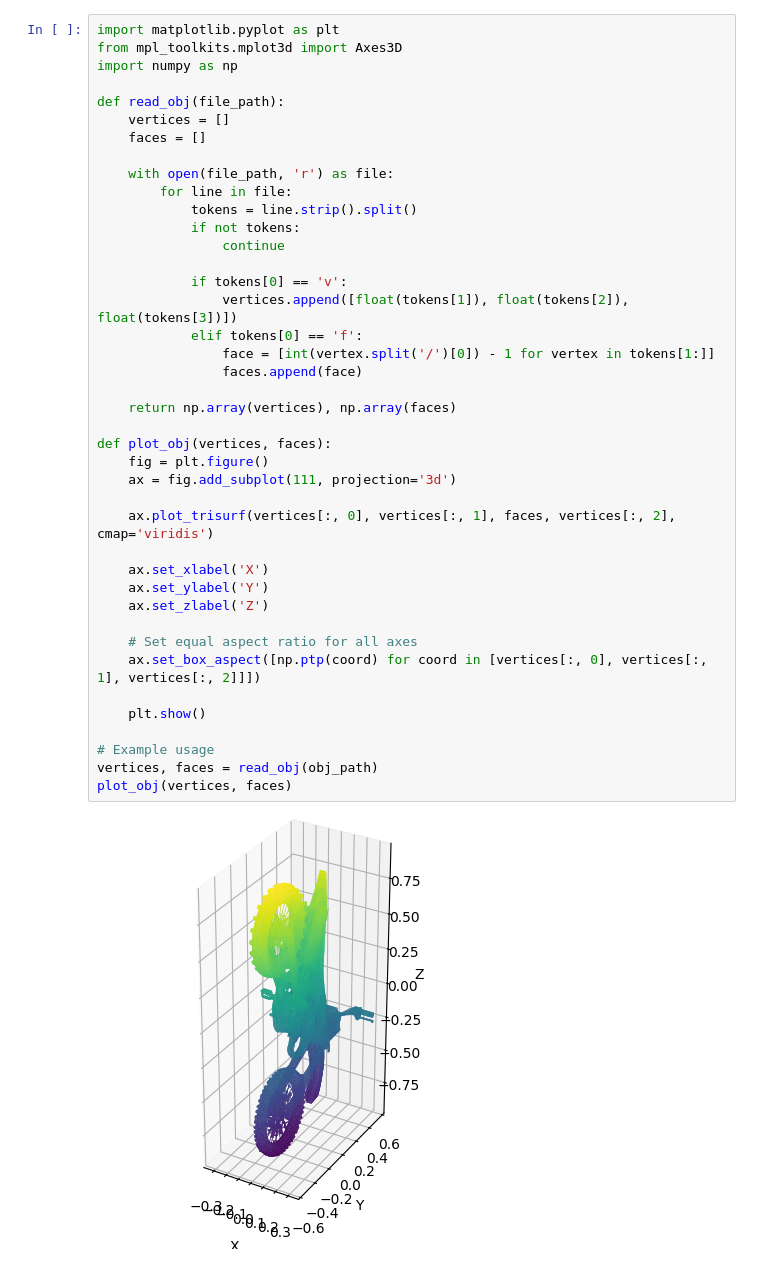
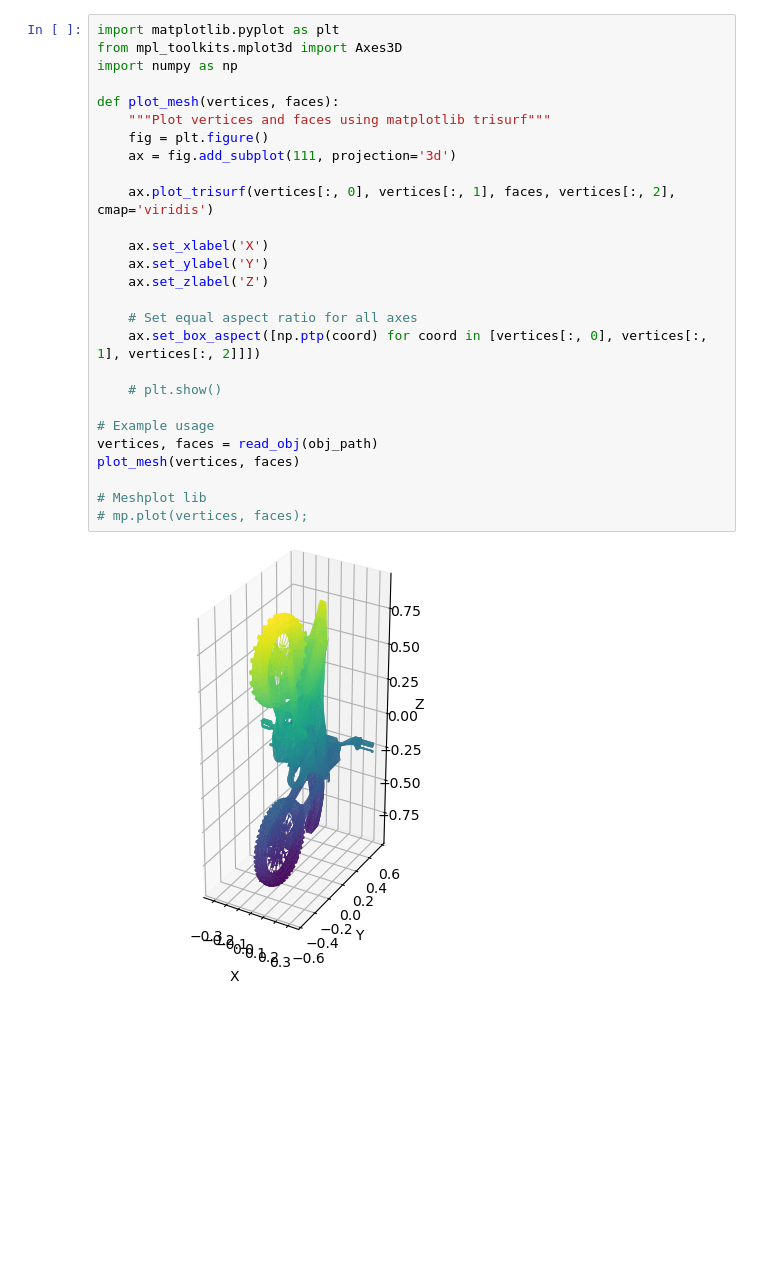
Before and after one commit to bogdanmagometa/sdf, a Jupyter notebook: main.ipynb, the cells around one changed output. Cells and saved outputs as stored; diff of their text form; blank space fills up the shorter version.

Commit message:
Split into moduels

```diff
--- a/main.ipynb
+++ b/main.ipynb
@@ -17,43 +20,29 @@ ParserError: Error tokenizing data. C error: Expected 2 fields in line 3, saw 4
 # %%
 import matplotlib.pyplot as plt
 from mpl_toolkits.mplot3d import Axes3D
 import numpy as np
 
-def read_obj(file_path):
-    vertices = []
-    faces = []
-
-    with open(file_path, 'r') as file:
-        for line in file:
-            tokens = line.strip().split()
-            if not tokens:
-                continue
-
-            if tokens[0] == 'v':
-                vertices.append([float(tokens[1]), float(tokens[2]), float(tokens[3])])
-            elif tokens[0] == 'f':
-                face = [int(vertex.split('/')[0]) - 1 for vertex in tokens[1:]]
-                faces.append(face)
-
-    return np.array(vertices), np.array(faces)
-
-def plot_obj(vertices, faces):
+def plot_mesh(vertices, faces):
+    """Plot vertices and faces using matplotlib trisurf"""
     fig = plt.figure()
     ax = fig.add_subplot(111, projection='3d')
 
     ax.plot_trisurf(vertices[:, 0], vertices[:, 1], faces, vertices[:, 2], cmap='viridis')
 
     ax.set_xlabel('X')
     ax.set_ylabel('Y')
     ax.set_zlabel('Z')
 
     # Set equal aspect ratio for all axes
     ax.set_box_aspect([np.ptp(coord) for coord in [vertices[:, 0], vertices[:, 1], vertices[:, 2]]])
 
-    plt.show()
+    # plt.show()
 
 # Example usage
 vertices, faces = read_obj(obj_path)
-plot_obj(vertices, faces)
+plot_mesh(vertices, faces)
+
+# Meshplot lib
+# mp.plot(vertices, faces);
 # %% [output]
-[figure, old version]
+[figure, new version]
```
Also changed, not shown: parts of 15 cells of this notebook, 6 other files.
